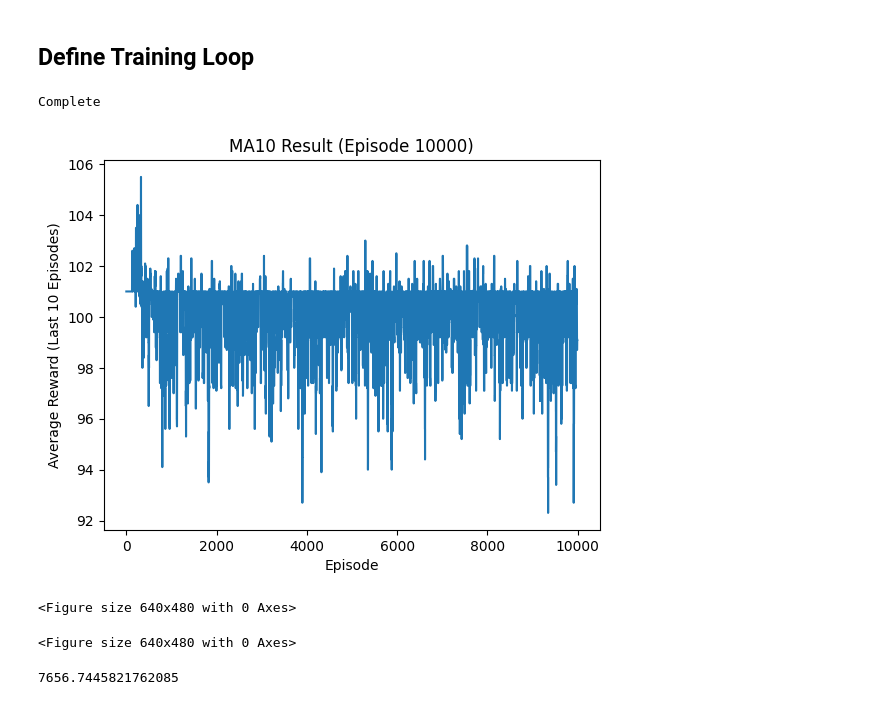
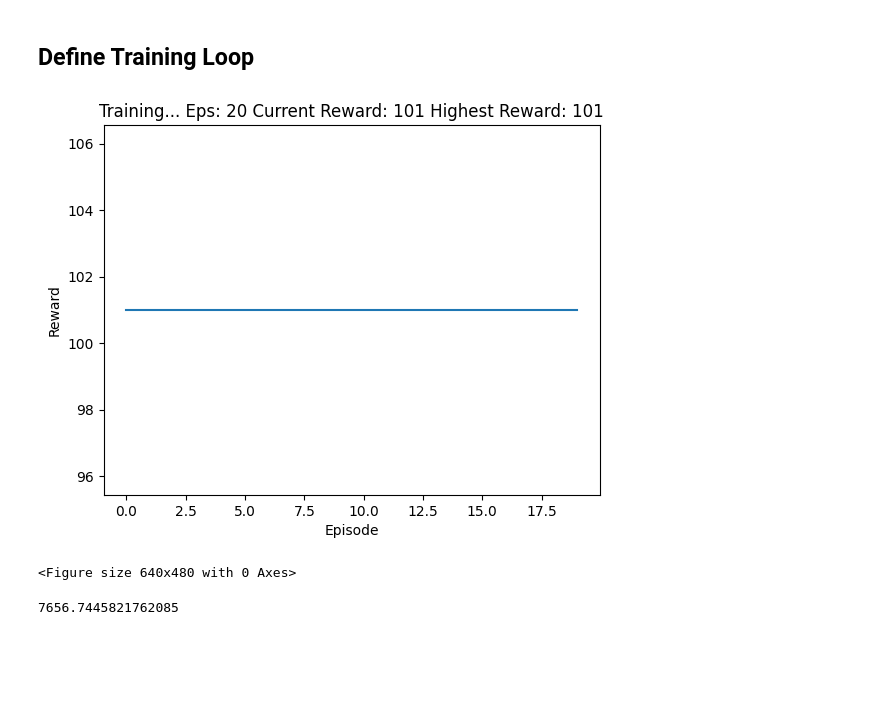
Before and after one commit to skylinehk/flappy-bird-stochastic-process-stock-predict, a Jupyter notebook: code/DQN-flappy-bird copy.ipynb, the cells around one changed output. Cells and saved outputs as stored; diff of their text form; code cells hidden in the pictures; blank space fills up the shorter version.

```diff
--- a/code/DQN-flappy-bird copy.ipynb
+++ b/code/DQN-flappy-bird copy.ipynb
@@ -230,11 +230,11 @@ def plot_durations(show_result=False):
     plt.xlabel('Episode')
     plt.ylabel('Duration')
     plt.plot(durations_t.numpy())
-    # Take 100 episode averages and plot them too
-    if len(durations_t) >= 100:
-        means = durations_t.unfold(0, 100, 1).mean(1).view(-1)
-        means = torch.cat((torch.zeros(99), means))
-        plt.plot(means.numpy())
+    # # Take 100 episode averages and plot them too
+    # if len(durations_t) >= 100:
+    #     means = durations_t.unfold(0, 100, 1).mean(1).view(-1)
+    #     means = torch.cat((torch.zeros(99), means))
+    #     plt.plot(means.numpy())
 
     plt.pause(0.001)  # pause a bit so that plots are updated
     if is_ipython:
@@ -251,18 +251,17 @@ def plot_rewards(show_result=False):
 
     # IF TRAINING IS COMPLETE
     if show_result:
-        plt.title(f'MA10 Result (Episode {i_episode + 1})')
+        plt.title(f'MA10 Result (Episode {i_episode + 1}Highest Reward: {max(episode_rewards)}')
 
     # IF STILL TRAINING
     else:
         plt.clf()
-        plt.title(f'Training... Eps: {i_episode + 1} Current Reward: {episode_rewards[-1]}')
+        plt.title(f'Training... Eps: {i_episode + 1} Current Reward: {cum_reward} Highest Reward: {max(episode_rewards)}')
 
     # SET LABELS AND PLOT DATA
     plt.xlabel('Episode')
-    plt.ylabel('Average Reward (Last 10 Episodes)')
-    cumulative_average_rewards = np.convolve(episode_rewards, np.ones(10)/10, mode='valid')
-    plt.plot(cumulative_average_rewards)
+    plt.ylabel('Reward')
+    plt.plot(episode_rewards)
     # PAUSE SO THAT PLOTS CAN BE UPDATED
     plt.pause(0.001)
     if is_ipython:
@@ -363,7 +362,7 @@ episode_durations = []
 episode_rewards = []
 total_transitions = 0
 start_time = time.time()
-num_episodes = 10000
+num_episodes = 1000
 memory = ReplayMemory(MEMORY)
 
 # PERFORM SET NUMBER OF EPISODES
@@ -375,10 +374,11 @@ for i_episode in range(num_episodes):
     # CONVERT THE 8 ELEMENT ARRAY TO TORCH TENSOR AND MOVE TO DEVICE
     state = torch.tensor(state, dtype=torch.float32, device=device).unsqueeze(0)
     cum_reward = 0
+    total_transitions = 0
 
     # FOR EVERY TRANSITION IN THE EPISODE (ITERATES UNTIL TERMINAL STATE)
-    for t in count():
-
+    while True:
+        # print(f"Step: {total_transitions}, Reward: {cum_reward}")
         # UPDATE TOTAL TRANSITIONS COUNTER
         total_transitions += 1
 
@@ -392,6 +392,9 @@ for i_episode in range(num_episodes):
         observation, reward, done, _ = env.step(action.item())
         cum_reward += reward
         reward = torch.tensor([reward], device=device)
+
+        if reward < 0:
+            done = True
 
         # DEFINE THE NEXT STATE OF THE ENVIRONMENT
         if done:
@@ -408,40 +411,45 @@ for i_episode in range(num_episodes):
         # OPTIMIZE THE MODEL (UPDATE THE WEIGHTS OF THE POLICY NET)
         optimize_model()
 
         # GET THE CURRENT WEIGHTS OF EACH NETWORK
         target_net_state_dict = target_net.state_dict()
         policy_net_state_dict = policy_net.state_dict()
 
         # CALCULATE SOFT UPDATE OF TARGET NET WEIGHTS
         # θ′ ← τ θ + (1 −τ )θ′
         for key in policy_net_state_dict:
             # MOVE THE POLICY_NET_STATE_DICT TENSOR TO THE CPU DEVICE
             policy_net_state_dict[key] = policy_net_state_dict[key].to(device)
             target_net_state_dict[key] = policy_net_state_dict[key]*TAU + target_net_state_dict[key]*(1-TAU)
             target_net_state_dict[key] = target_net_state_dict[key].to(device)
 
         # APPLY THE UPDATE TO THE TARGET NETWORK
         target_net.load_state_dict(target_net_state_dict)
 
-
-        # IF THE EPISODE IS COMPLETE BREAK INNER LOOP
+        # IF THE EPISODE IS COMPLETE, STORE THE EPISODE DURATION AND REWARD AND BREAK LOOP
         if done:
-            episode_durations.append(t + 1)
+            episode_durations.append(total_transitions)
             episode_rewards.append(cum_reward)
             # plot_durations()
+            plot_rewards()
+            break
+
+        # STOP THE EPISODE WHEN REWARDS ARE LESS THAN ZERO
+        if cum_reward < 0:
+            done = True
+            episode_durations.append(total_transitions)
+            episode_rewards.append(cum_reward)
             plot_rewards()
             break
 
 print('Complete')
 end_time = time.time()
 plot_rewards(show_result=True)
 plt.ioff()
 plt.show()
 # %% [output]
+[figure, new version]
-Complete
+<Figure size 640x480 with 0 Axes>
-[figure, old version]
-<Figure size 640x480 with 0 Axes>
-<Figure size 640x480 with 0 Axes>
 # %%
 print(end_time - start_time)
 # %% [output]
```
Also changed, not shown: parts of 15 cells of this notebook, 3 other files.
